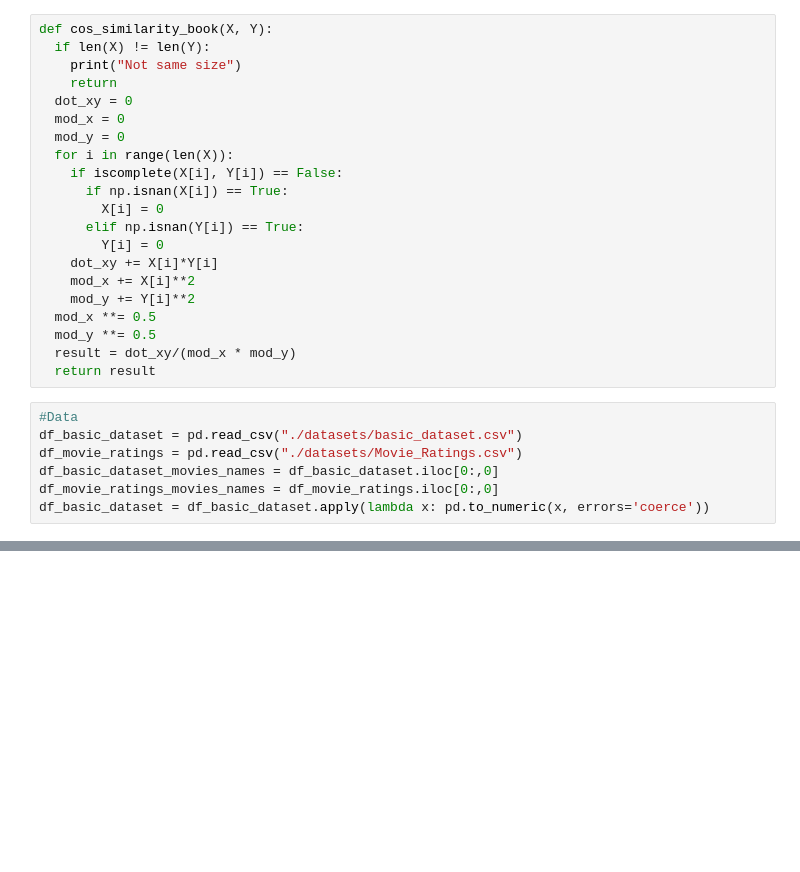
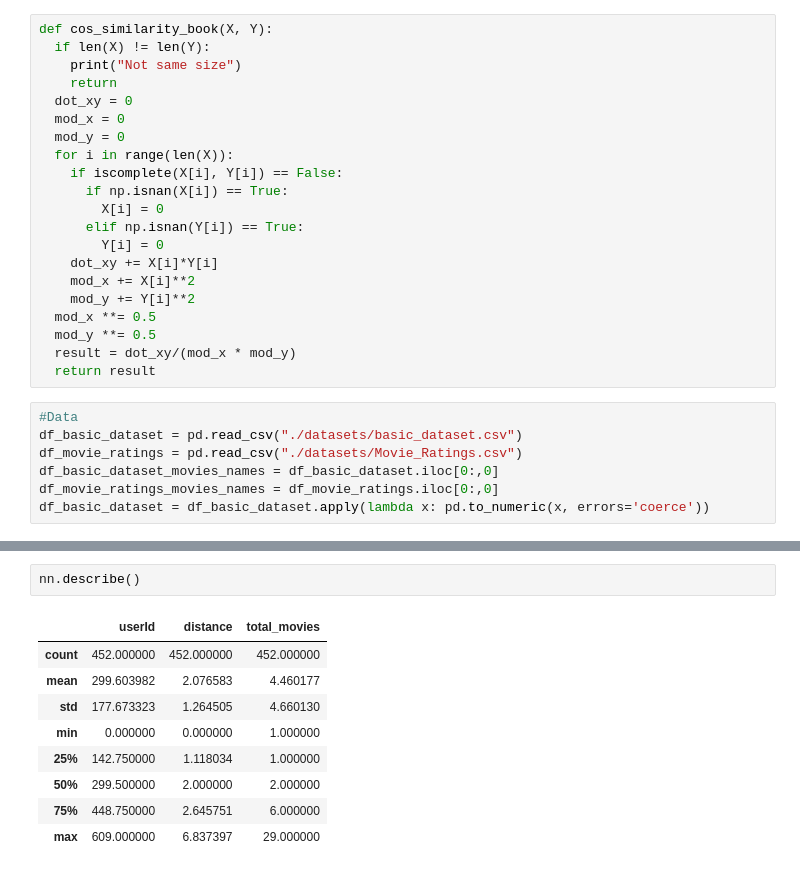
Before and after one commit to jfloreshe/Colab, a Jupyter notebook: CS. Datos/Tarea1.ipynb, the cells around one changed output, grey strips where cells are left out. Cells and saved outputs as stored; diff of their text form; blank space fills up the shorter version.

```diff
--- a/CS. Datos/Tarea1.ipynb
+++ b/CS. Datos/Tarea1.ipynb
@@ -159,0 +275,12 @@ La similitud de coseno entre Matt y Josh es 0.9918365981341757
+# %%
+nn.describe()
+# %% [output]
+|  | userId | distance | total_movies |
+| count | 452.000000 | 452.000000 | 452.000000 |
+| mean | 299.603982 | 2.076583 | 4.460177 |
+| std | 177.673323 | 1.264505 | 4.660130 |
+| min | 0.000000 | 0.000000 | 1.000000 |
+| 25% | 142.750000 | 1.118034 | 1.000000 |
+| 50% | 299.500000 | 2.000000 | 2.000000 |
+| 75% | 448.750000 | 2.645751 | 6.000000 |
+| max | 609.000000 | 6.837397 | 29.000000 |
```
Also changed, not shown: parts of 18 cells of this notebook, 2 other files.
